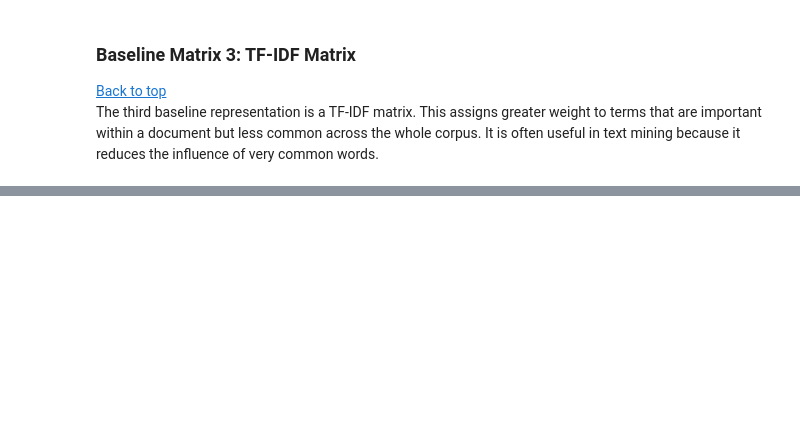
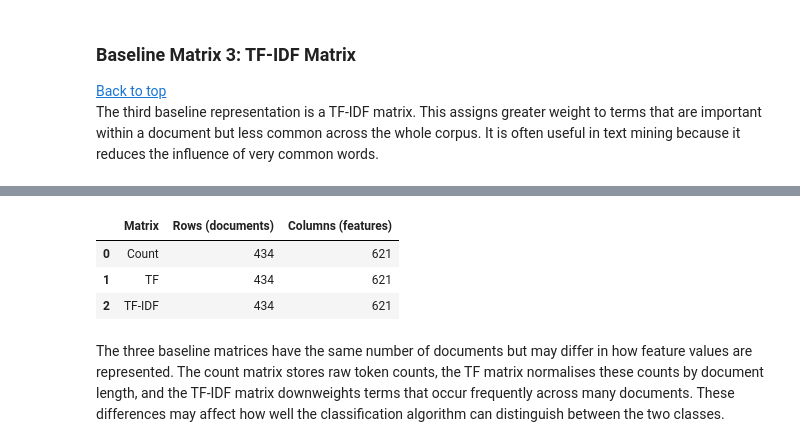
Before and after one commit to Sib26-cyber/TextAnalysis-assignment, a Jupyter notebook: Report_HPR.ipynb, the cells around one changed output, grey strips where cells are left out. Saved outputs shown, nothing was run; the diff lists cells and outputs as text; code cells hidden in the pictures; blank space fills up the shorter version.

```diff
--- a/Report_HPR.ipynb
+++ b/Report_HPR.ipynb
@@ -256,14 +422,23 @@ print("TF-IDF matrix shape:", baseline_tfidf_matrix.shape)
 # %%
 matrix_dims = pd.DataFrame({
     "Matrix": ["Count", "TF", "TF-IDF"],
     "Rows (documents)": [
         baseline_count_matrix.shape[0],
         baseline_tf_matrix.shape[0],
         baseline_tfidf_matrix.shape[0]
     ],
     "Columns (features)": [
         baseline_count_matrix.shape[1],
         baseline_tf_matrix.shape[1],
         baseline_tfidf_matrix.shape[1]
     ]
 })
+
+matrix_dims
+# %% [output]
+|  | Matrix | Rows (documents) | Columns (features) |
+| 0 | Count | 434 | 621 |
+| 1 | TF | 434 | 621 |
+| 2 | TF-IDF | 434 | 621 |
+# %% [markdown]
+The three baseline matrices have the same number of documents but may differ in how feature values are represented. The count matrix stores raw token counts, the TF matrix normalises these counts by document length, and the TF-IDF matrix downweights terms that occur frequently across many documents. These differences may affect how well the classification algorithm can distinguish between the two classes.
```
Also changed, not shown: parts of 38 cells of this notebook.
